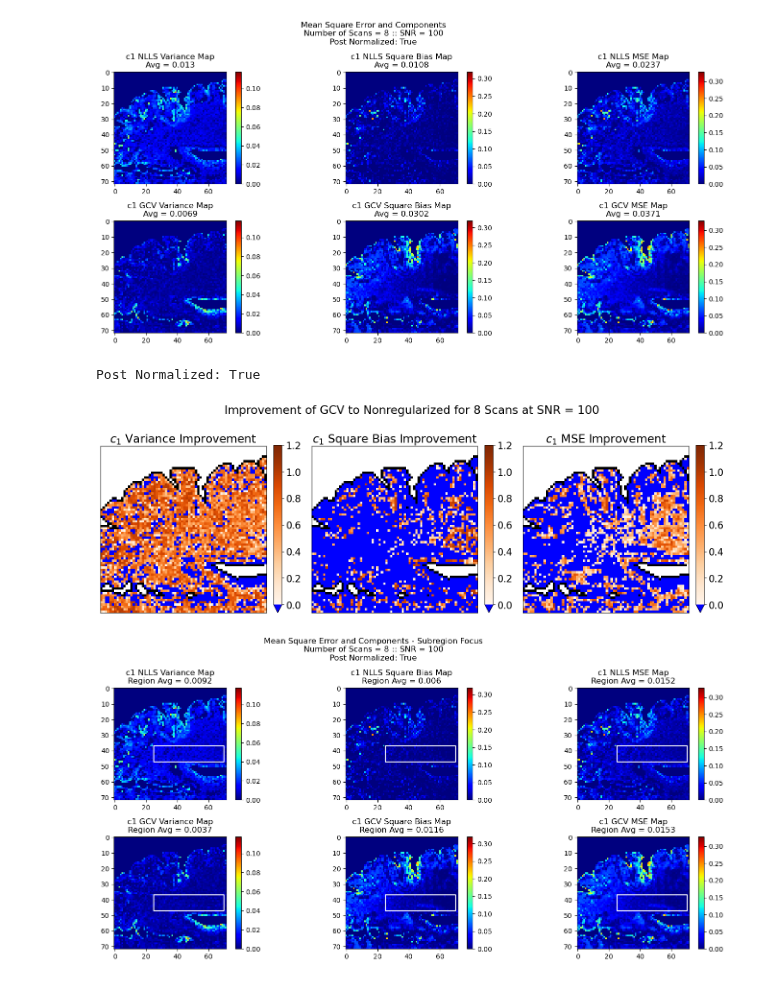
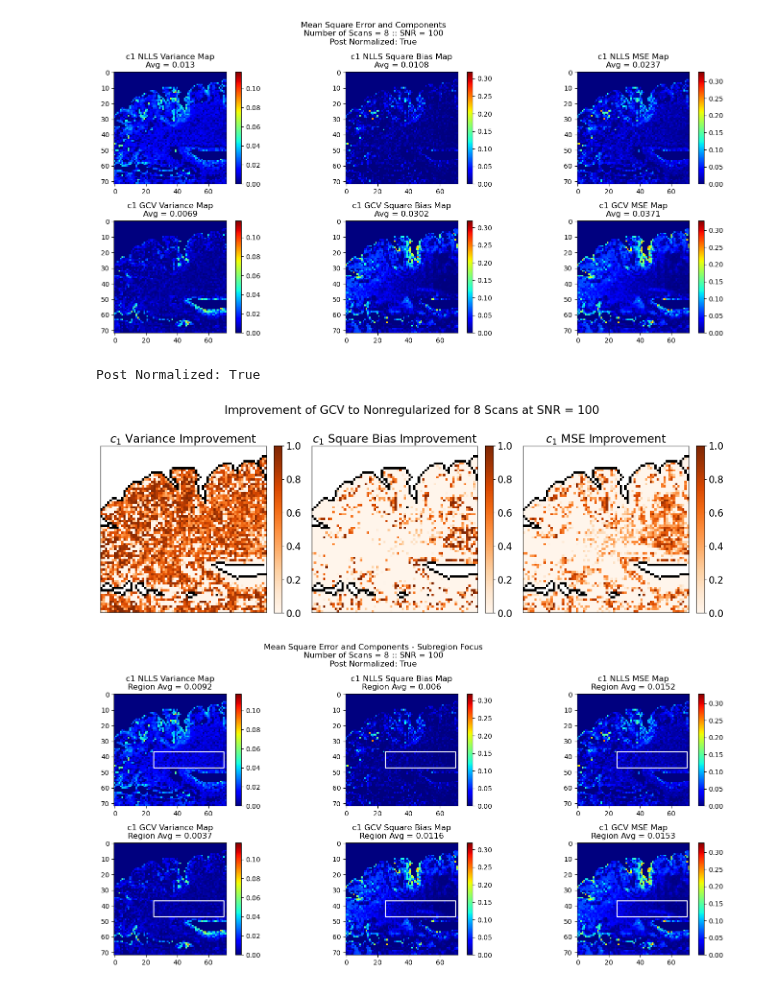
Before and after one commit to Griffin997/Regularization, a Jupyter notebook: EstimateP_ProcessExperiments.ipynb, the cells around one changed output. Cells and saved outputs as stored; diff of their text form; code cells hidden in the pictures.

Commit message:
Changed improvement extreme to 1

```diff
--- a/EstimateP_ProcessExperiments.ipynb
+++ b/EstimateP_ProcessExperiments.ipynb
@@ -693,41 +693,42 @@ params_oi = [0]        #We are primarily interested in c1 which makes the 0th pa
 
 var_improvement = calc_improvement(varMap_NLLS, varMap_GCV)
 sqBias_improvement = calc_improvement(sqbMap_NLLS, sqbMap_GCV)
 MSE_improvement = calc_improvement(MSEMap_NLLS, MSEMap_GCV)
 
 or_map = plt.get_cmap('Oranges')
-or_map.set_extremes(under = 'blue')
+# or_map.set_extremes(under = 'blue')
+extend_opt = "neither"
 
 brain_outline = get_brain_outline(all_nonreg_estimates[0,:,:,:])
 print(f'Post Normalized: {post_normalize_data}')
 for param_oi in params_oi:
 
     fig, ax = plt.subplots(1,3,figsize=(15,5.5),tight_layout=True)
     plt.rc('font', size  = 16)
     fig.suptitle(f'Improvement of GCV to Nonregularized for {n_iterations} Scans at SNR = {SNR_goal}' )
 
     ax[0].imshow(1-brain_outline, cmap = 'gray', vmin=0, vmax = 1)
-    pNLLS = ax[0].imshow(var_improvement[:,:,param_oi], cmap = or_map, vmin=0, vmax=1.2)
-    cbar = fig.colorbar(pNLLS, ax=ax[0], fraction=0.046, pad=0.04, extend = 'min')
+    pNLLS = ax[0].imshow(var_improvement[:,:,param_oi], cmap = or_map, vmin=0, vmax=1)
+    cbar = fig.colorbar(pNLLS, ax=ax[0], fraction=0.046, pad=0.04, extend = extend_opt)
     ax[0].set_title(param_name_list[param_oi] + ' Variance Improvement' )
     ax[0].tick_params(left = False, bottom = False, labelbottom = False, labelleft = False)
 
     ax[1].imshow(1-brain_outline, cmap = 'gray', vmin=0, vmax = 1)
-    pNLLS = ax[1].imshow(sqBias_improvement[:,:,param_oi], cmap = or_map, vmin=0, vmax=1.2)
-    fig.colorbar(pNLLS,ax=ax[1], fraction=0.046, pad=0.04, extend = 'min')
+    pNLLS = ax[1].imshow(sqBias_improvement[:,:,param_oi], cmap = or_map, vmin=0, vmax=1)
+    fig.colorbar(pNLLS,ax=ax[1], fraction=0.046, pad=0.04, extend = extend_opt)
     ax[1].set_title(param_name_list[param_oi] + ' Square Bias Improvement' )
     ax[1].tick_params(left = False, bottom = False, labelbottom = False, labelleft = False)
 
     ax[2].imshow(1-brain_outline, cmap = 'gray', vmin=0, vmax = 1)
-    pNLLS = ax[2].imshow(MSE_improvement[:,:,param_oi], cmap = or_map, vmin=0, vmax=1.2)
-    fig.colorbar(pNLLS,ax=ax[2], fraction=0.046, pad=0.04, extend = 'min')
+    pNLLS = ax[2].imshow(MSE_improvement[:,:,param_oi], cmap = or_map, vmin=0, vmax=1)
+    fig.colorbar(pNLLS,ax=ax[2], fraction=0.046, pad=0.04, extend = extend_opt)
     ax[2].set_title(param_name_list[param_oi] + ' MSE Improvement' )
     ax[2].tick_params(left = False, bottom = False, labelbottom = False, labelleft = False)
 
     plt.show()
 # %% [output]
 Post Normalized: True
-[figure, old version]
+[figure, new version]
 # %%
 params_oi = [0]        #We are primarily interested in c1 which makes the 0th parameter the interesting one
 
```
